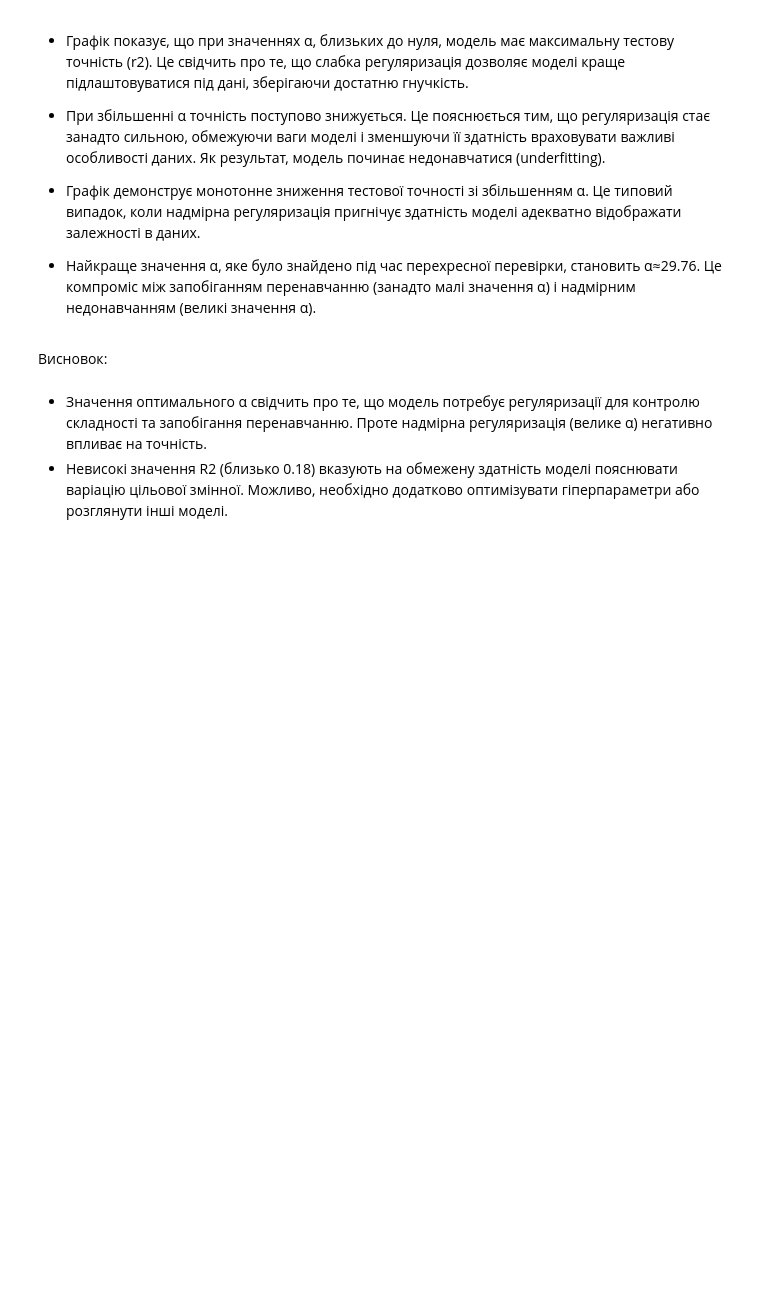
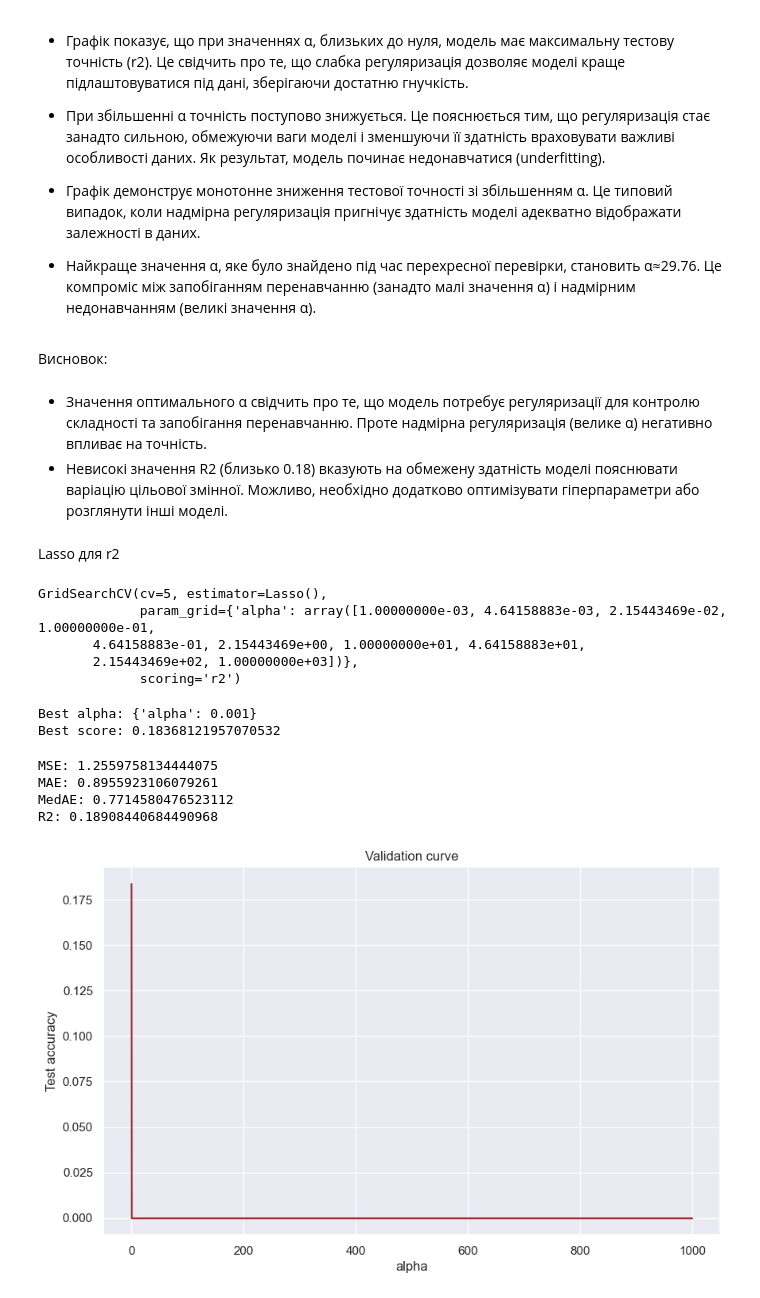
Before and after one commit to MariaShepelieva/ML_Fall2024, a Jupyter notebook: Final_Project/Final_project.ipynb, the cells around one changed output. Saved outputs shown, nothing was run; the diff lists cells and outputs as text; code cells hidden in the pictures; blank space fills up the shorter version.

```diff
--- a/Final_Project/Final_project.ipynb
+++ b/Final_Project/Final_project.ipynb
@@ -599,3 +603,45 @@ plt.show()
 # %% [markdown]
 - Значення оптимального α свідчить про те, що модель потребує регуляризації для контролю складності та запобігання перенавчанню. Проте надмірна регуляризація (велике α) негативно впливає на точність.
 - Невисокі значення R2 (близько 0.18) вказують на обмежену здатність моделі пояснювати варіацію цільової змінної. Можливо, необхідно додатково оптимізувати гіперпараметри або розглянути інші моделі.
+# %% [markdown]
+Lasso для r2
+# %%
+alpha_grid = {'alpha': np.logspace(-3, 3, 10)}
+lasso_grid = GridSearchCV(lasso, alpha_grid, cv=5, scoring='r2')
+lasso_grid.fit(X_train, y_train)
+# %% [output]
+GridSearchCV(cv=5, estimator=Lasso(),
+             param_grid={'alpha': array([1.00000000e-03, 4.64158883e-03, 2.15443469e-02, 1.00000000e-01,
+       4.64158883e-01, 2.15443469e+00, 1.00000000e+01, 4.64158883e+01,
+       2.15443469e+02, 1.00000000e+03])},
+             scoring='r2')
+# %%
+print('Best alpha:', lasso_grid.best_params_)
+print('Best score:', lasso_grid.best_score_)
+# %% [output]
+Best alpha: {'alpha': 0.001}
+Best score: 0.18368121957070532
+# %%
+lasso_best = lasso_grid.best_estimator_
+y_pred = lasso_best.predict(X_valid)
+print('MSE:', mean_squared_error(y_valid, y_pred))
+print('MAE:', mean_absolute_error(y_valid, y_pred))
+print('MedAE:', median_absolute_error(y_valid, y_pred))
+print('R2:', r2_score(y_valid, y_pred))
+# %% [output]
+MSE: 1.2559758134444075
+MAE: 0.8955923106079261
+MedAE: 0.7714580476523112
+R2: 0.18908440684490968
+# %%
+results_df = pd.DataFrame(lasso_grid.cv_results_)
+plt.figure(figsize=(10, 6))
+plt.plot(results_df['param_alpha'], results_df['mean_test_score'], color='brown')
+
+
+plt.xlabel('alpha')
+plt.ylabel('Test accuracy')
+plt.title('Validation curve')
+plt.show()
+# %% [output]
+[figure, added]
```
Also changed, not shown: parts of 4 cells of this notebook.
